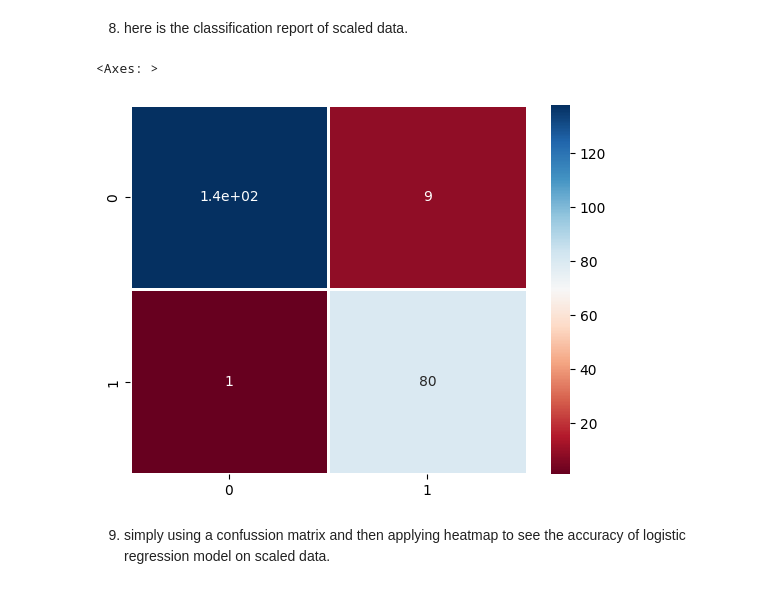
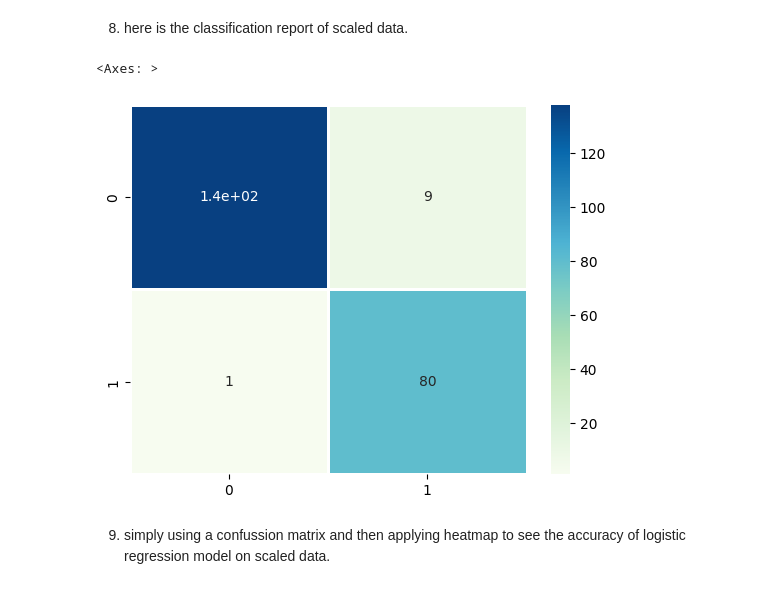
Before and after one commit to abdullah956/ML, a Jupyter notebook: Breast Cancer Project/LogisticRegressionModel.ipynb, the cells around one changed output. Drawn from its saved outputs; the diff is of its cells as text; code cells hidden in the pictures.

```diff
--- a/Breast Cancer Project/LogisticRegressionModel.ipynb
+++ b/Breast Cancer Project/LogisticRegressionModel.ipynb
@@ -40,6 +42,7 @@ X_train, X_test, y_train, y_test = train_test_split(X, y, test_size=0.4, random_
 3) here i seprated the dataset into it's features and labels into X and y respectively. then just performing the train_test_split on X and y.
 # %%
 encoder = LabelEncoder()
+y_encoded = encoder.fit_transform(y)
 y_train_encoded = encoder.fit_transform(y_train)
 y_test_encoded = encoder.fit_transform(y_test)
 # %% [markdown]
@@ -76,10 +121,10 @@ weighted avg       0.96      0.96      0.96       228
 8) here is the classification report of scaled data.
 # %%
 preprocessed_data = confusion_matrix (y_test_encoded, y_pred)
-sns.heatmap(preprocessed_data,annot=True, cmap='RdBu', linewidths=.9)
+sns.heatmap(preprocessed_data,annot=True, cmap='GnBu', linewidths=.9)
 # %% [output]
 <Axes: >
-[figure, old version]
+[figure, new version]
 # %% [markdown]
 9) simply using a confussion matrix and then applying heatmap to see the accuracy of logistic regression model on scaled data.
 # %%
```
Also changed, not shown: parts of 7 cells of this notebook, 7 other files.
